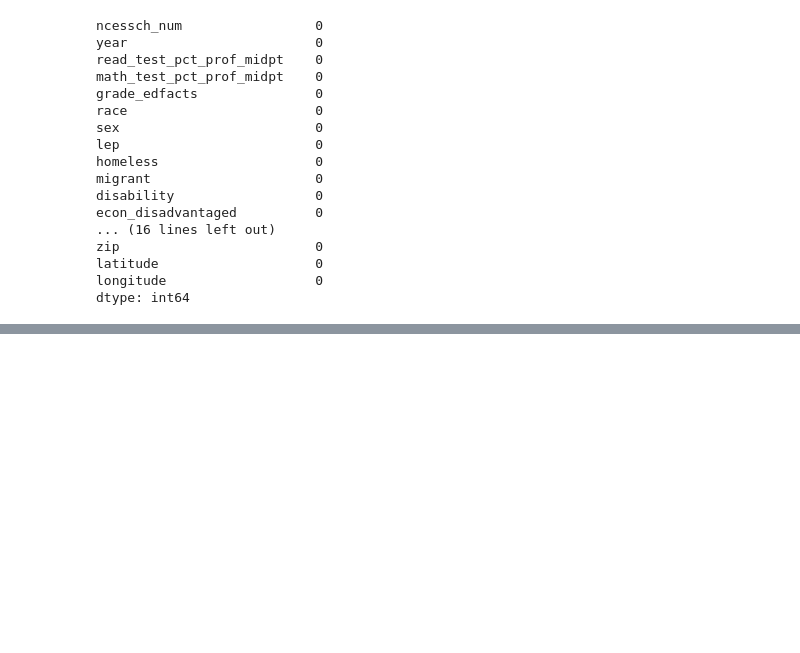
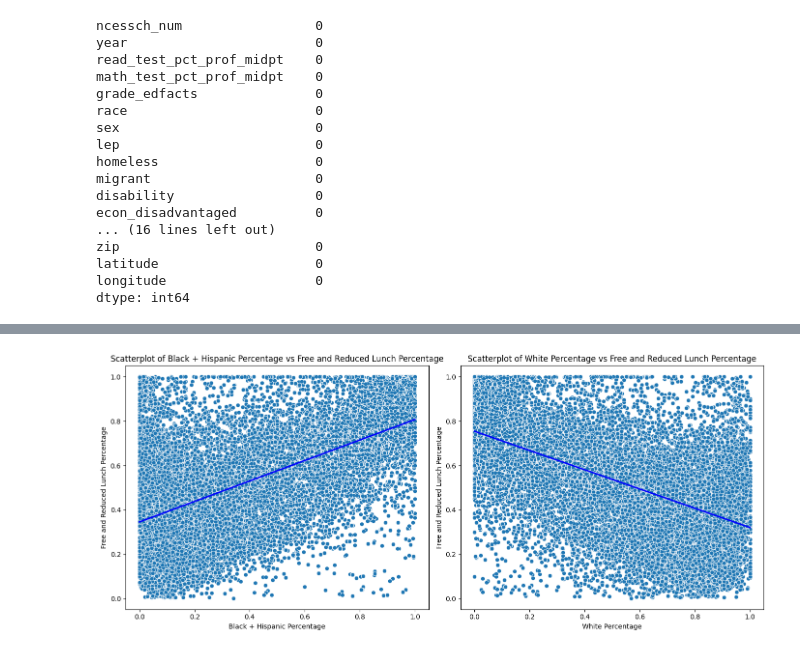
Before and after one commit to drpafowler/EdData, a Jupyter notebook: eda_hs_2020.ipynb, the cells around one changed output, grey strips where cells are left out. Drawn from its saved outputs; the diff is of its cells as text; code cells hidden in the pictures; blank space fills up the shorter version.

```diff
--- a/eda_hs_2020.ipynb
+++ b/eda_hs_2020.ipynb
@@ -208,0 +218,26 @@ dtype: int64
+# %%
+# Create a new column for black+hispanic percentage
+hs2020_df['black_hispanic'] = hs2020_df['perhisp'] + hs2020_df['perblack']
+
+# First scatterplot
+plt.figure(figsize=(14, 6))
+
+plt.subplot(1, 2, 1)
+sns.scatterplot(data=hs2020_df, x='black_hispanic', y='perfrlunch')
+sns.regplot(data=hs2020_df, x='black_hispanic', y='perfrlunch', scatter=False, color='blue')
+plt.xlabel('Black + Hispanic Percentage')
+plt.ylabel('Free and Reduced Lunch Percentage')
+plt.title('Scatterplot of Black + Hispanic Percentage vs Free and Reduced Lunch Percentage')
+
+# Second scatterplot
+plt.subplot(1, 2, 2)
+sns.scatterplot(data=hs2020_df, x='perwhite', y='perfrlunch')
+sns.regplot(data=hs2020_df, x='perwhite', y='perfrlunch', scatter=False, color='blue')
+plt.xlabel('White Percentage')
+plt.ylabel('Free and Reduced Lunch Percentage')
+plt.title('Scatterplot of White Percentage vs Free and Reduced Lunch Percentage')
+
+plt.tight_layout()
+plt.show()
+# %% [output]
+[figure, added]
```
Also changed, not shown: parts of 4 cells of this notebook, 1 other file.
